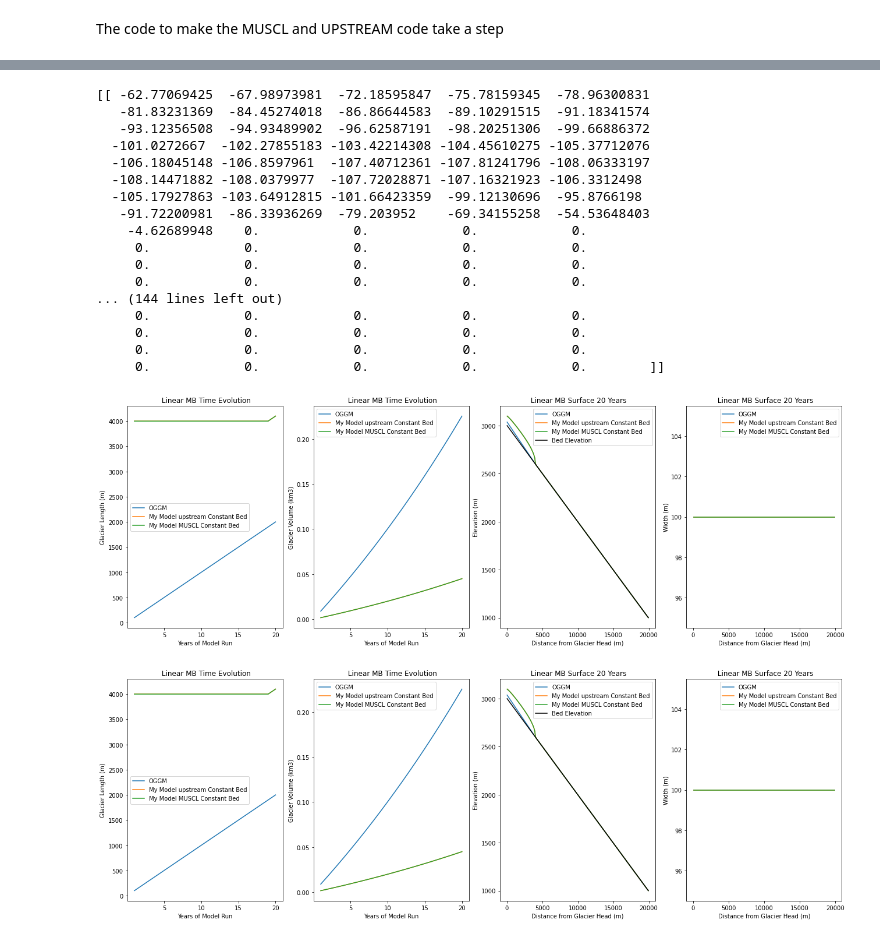
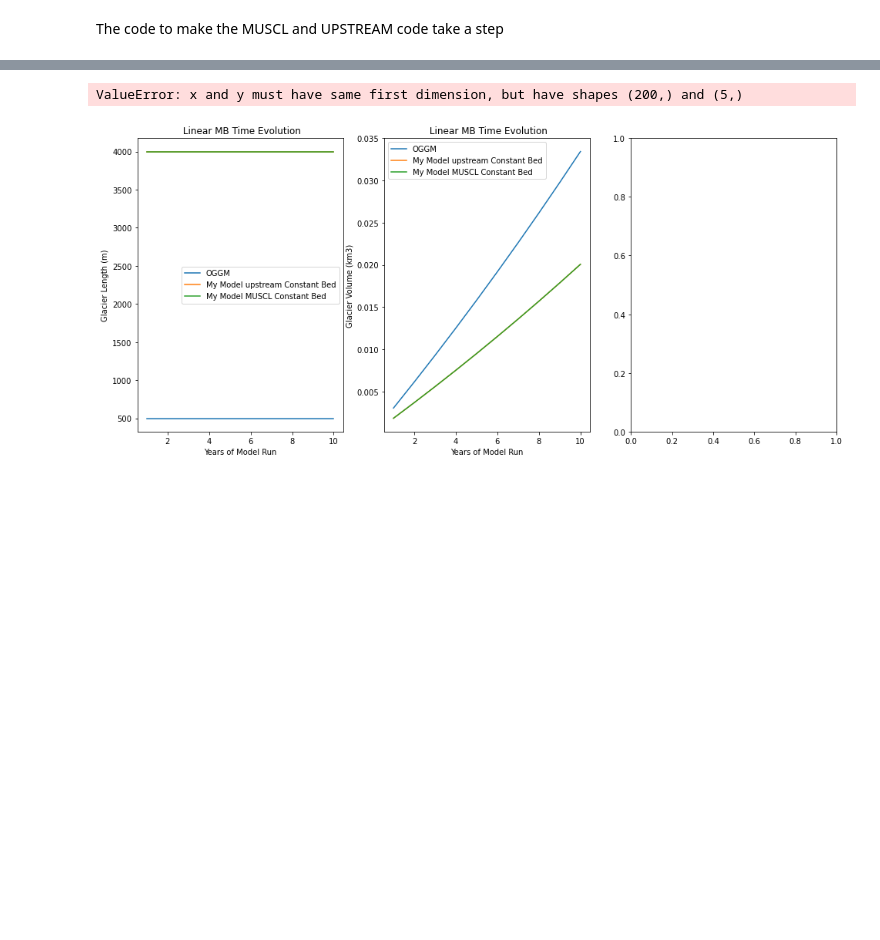
Before and after one commit to Janinehay/Glacier_flow, a Jupyter notebook: just_testsJanine.ipynb, the cells around one changed output, grey strips where cells are left out. Cells and saved outputs as stored; diff of their text form; code cells hidden in the pictures; blank space fills up the shorter version.

```diff
--- a/just_testsJanine.ipynb
+++ b/just_testsJanine.ipynb
@@ -46,6 +46,6 @@ MUSCLSuperBeeModel = partial(MUSCLSuperBeeModel, inplace=True)
 # %%
 yr_start = 0.0 #start year 0
-num_yrs = 20
+num_yrs = 10
 yrs = np.arange(1, num_yrs+1)
 # %% [markdown]
 We then select a bed shape, currently the only bedshapes that are sorta working are Rectangle and Cliff. To select a bed shape change the variable from 0 to 1. Only one bed shape may be selected at a given time
@@ -816,61 +860,44 @@ for j in 1,2:
     ax1.set_title(mbname + " Time Evolution")
 
     ax2 = fig.add_subplot(1,4,2)
     for i, array in enumerate(volumes):
         ax2.plot(yrs, array, label = 'OGGM')
     if plot_mymodel==1:
         for i, array in enumerate(volume):
             ax2.plot(yrs, array, label = methodnames[i])
     ax2.set_xlabel('Years of Model Run')
     ax2.set_ylabel('Glacier Volume (km3)')
     ax2.legend()
     ax2.set_title(mbname + " Time Evolution")
 
     ax3 = fig.add_subplot(1,4,3)
     for i, array in enumerate(surface_h):
         ax3.plot(dist, array, label = 'OGGM')
     if plot_mymodel==1:
         for i, array in enumerate(SurfaceElevation):
             ax3.plot(dist, array, label = methodnames[i])
     ax3.plot(dist,bed_h, 'k',label = "Bed Elevation",)
     ax3.set_xlabel('Distance from Glacier Head (m)')
     ax3.set_ylabel('Elevation (m)')
     ax3.legend()
     ax3.set_title(mbname + " Surface "+str(yrs[-1])+" Years")
 
-    ax4 = fig.add_subplot(1,4,4)
-    for i, array in enumerate(widths):
-        ax4.plot(dist, array, label = 'OGGM')
-    if plot_mymodel==1:
-        for i, array in enumerate(width):
-            ax4.plot(dist, array, label = methodnames[i])
-    ax4.set_xlabel('Distance from Glacier Head (m)')
-    ax4.set_ylabel('Width (m)')
-    ax4.legend()
-    ax4.set_title(mbname + " Surface "+str(yrs[-1])+" Years")
+#     ax4 = fig.add_subplot(1,4,4)
+#     for i, array in enumerate(widths):
+#         ax4.plot(dist, array, label = 'OGGM')
+#     if plot_mymodel==1:
+#         for i, array in enumerate(width):
+#             ax4.plot(dist, array, label = methodnames[i])
+#     ax4.set_xlabel('Distance from Glacier Head (m)')
+#     ax4.set_ylabel('Width (m)')
+#     ax4.legend()
+#     ax4.set_title(mbname + " Surface "+str(yrs[-1])+" Years")
 
     plt.savefig(mbname[0:7] +str(yrs[-1])+ "_Years.png", bbox_inches='tight')
 
     print(surface_h-SurfaceElevation)
 # %% [output]
-[[ -62.77069425  -67.98973981  -72.18595847  -75.78159345  -78.96300831
-   -81.83231369  -84.45274018  -86.86644583  -89.10291515  -91.18341574
-   -93.12356508  -94.93489902  -96.62587191  -98.20251306  -99.66886372
-  -101.0272667  -102.27855183 -103.42214308 -104.45610275 -105.37712076
-  -106.18045148 -106.8597961  -107.40712361 -107.81241796 -108.06333197
-  -108.14471882 -108.0379977  -107.72028871 -107.16321923 -106.3312498
-  -105.17927863 -103.64912815 -101.66423359  -99.12130696  -95.8766198
-   -91.72200981  -86.33936269  -79.203952    -69.34155258  -54.53648403
-    -4.62689948    0.            0.            0.            0.
-     0.            0.            0.            0.            0.
-     0.            0.            0.            0.            0.
-     0.            0.            0.            0.            0.
-... (144 lines left out)
-     0.            0.            0.            0.            0.
-     0.            0.            0.            0.            0.
-     0.            0.            0.            0.            0.
-     0.            0.            0.            0.            0.        ]]
+ValueError: x and y must have same first dimension, but have shapes (200,) and (5,)
-[figure, old version]
+[figure, new version]
-[figure, removed]
 # %%
 plt.plot((volumes-volume)[0])
```
Also changed, not shown: parts of 6 cells of this notebook, 4 other files.
